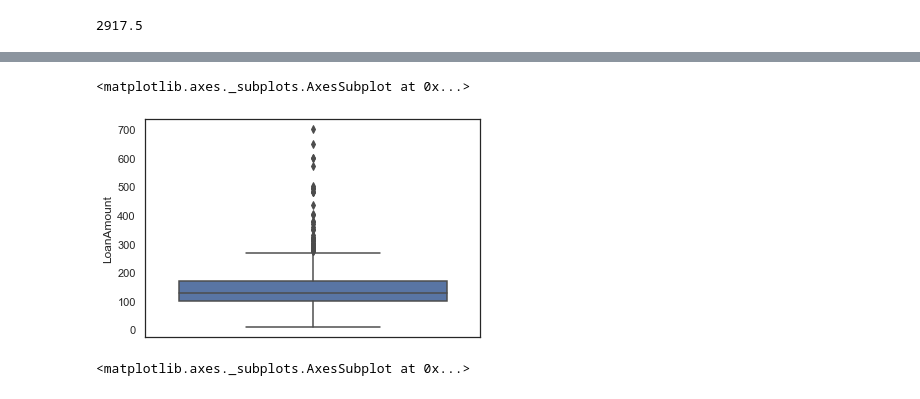
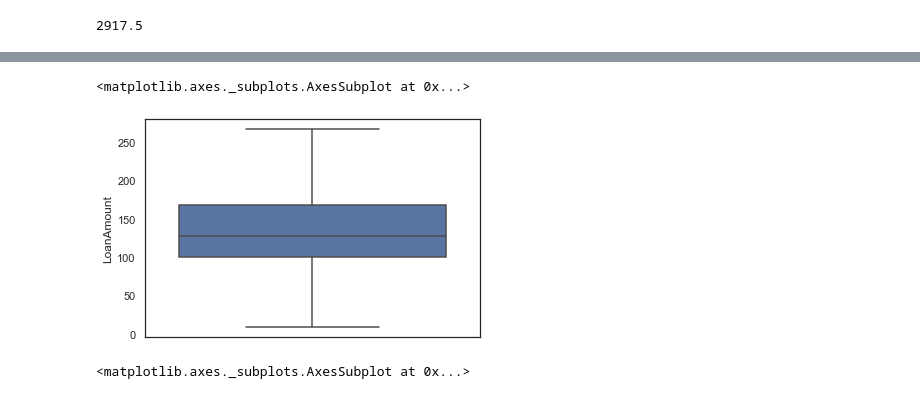
Before and after one commit to srikanthpragada/DS_01_OCT_2019, a Jupyter notebook: loan/loan_prediction.ipynb, the cells around one changed output, grey strips where cells are left out. Saved outputs shown, nothing was run; the diff lists cells and outputs as text; code cells hidden in the pictures.

```diff
--- a/loan/loan_prediction.ipynb
+++ b/loan/loan_prediction.ipynb
@@ -275,9 +264,9 @@ sns.boxplot(x="CoapplicantIncome",data=train, orient='vertical', showfliers=True
 # %%
-sns.boxplot(train["LoanAmount"], orient='vertical', showfliers = True)
+sns.boxplot(train["LoanAmount"], orient='vertical', showfliers = False)
 #plt.gcf().set_size_inches(20,8)
 # %% [output]
 <matplotlib.axes._subplots.AxesSubplot at 0x...>
-[figure, old version]
+[figure, new version]
 # %%
 sns.distplot(train["Loan_Amount_Term"], kde=False)
 # %% [output]
```
Also changed, not shown: parts of 10 cells of this notebook, 3 other files.
